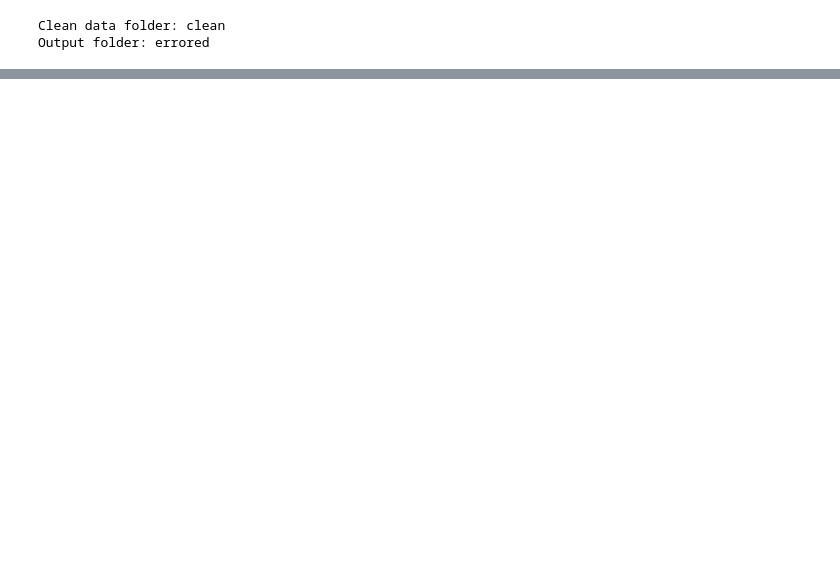
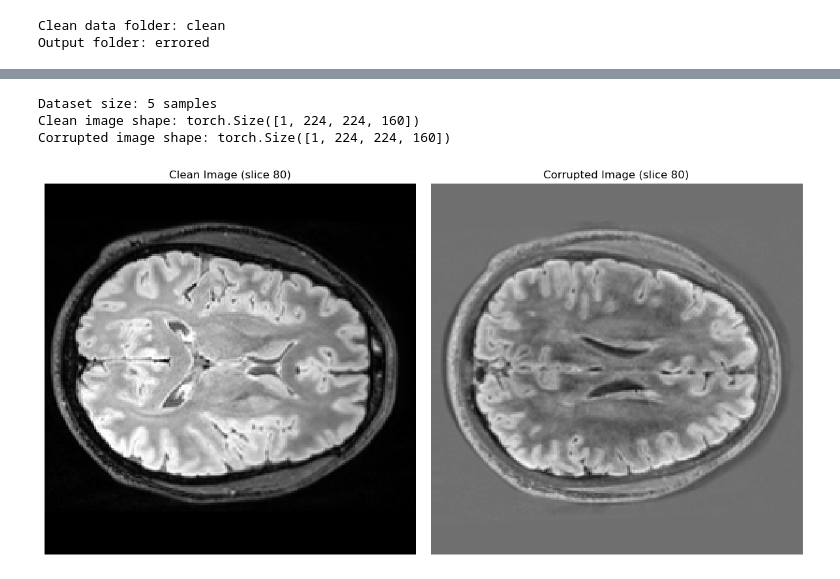
Before and after one commit to snehil03july/py-SimPace, a Jupyter notebook: examples/ml_integration_tutorial.ipynb, the cells around one changed output, grey strips where cells are left out. Saved outputs shown, nothing was run; the diff lists cells and outputs as text; code cells hidden in the pictures; blank space fills up the shorter version.

```diff
--- a/examples/ml_integration_tutorial.ipynb
+++ b/examples/ml_integration_tutorial.ipynb
@@ -75,0 +94,56 @@ TypeError: simulate_structural_motion() got an unexpected keyword argument 'appl
+# %%
+# Load Data
+dataset = MRIPairedDataset(os.path.join(output_dir, "pairs.csv"))
+
+print(f"Dataset size: {len(dataset)} samples")
+
+# Load first sample
+clean_img, corrupted_img = dataset[0]
+print("Clean image shape:", clean_img.shape)
+print("Corrupted image shape:", corrupted_img.shape)
+# %% [output]
+Dataset size: 5 samples
+Clean image shape: torch.Size([1, 224, 224, 160])
+Corrupted image shape: torch.Size([1, 224, 224, 160])
+# %%
+# Add this at the top of your notebook cell to avoid MKL crash
+import os
+os.environ["KMP_DUPLICATE_LIB_OK"] = "True"
+
+# Standard imports
+import numpy as np
+import torch
+import matplotlib.pyplot as plt
+import gc
+
+# Optional: clear unused memory if you ran large models before
+gc.collect()
+
+# Assuming clean_img and corrupted_img are already loaded as PyTorch tensors
+# Safe conversion to numpy for plotting
+clean_np = clean_img.squeeze().cpu().numpy().astype(np.float32)
+corrupted_np = corrupted_img.squeeze().cpu().numpy().astype(np.float32)
+
+# Select central slice
+slice_idx = clean_np.shape[-1] // 2
+
+# Create figure
+plt.figure(figsize=(12, 6))
+
+# Plot clean image
+plt.subplot(1, 2, 1)
+plt.imshow(clean_np[:, :, slice_idx], cmap='gray', interpolation='nearest')
+plt.title(f"Clean Image (slice {slice_idx})")
+plt.axis('off')
+
+# Plot corrupted image
+plt.subplot(1, 2, 2)
+plt.imshow(corrupted_np[:, :, slice_idx], cmap='gray', interpolation='nearest')
+plt.title(f"Corrupted Image (slice {slice_idx})")
+plt.axis('off')
+
+# Final layout + show
+plt.tight_layout()
+plt.show()
+# %% [output]
+[figure, added]
```
Also changed, not shown: parts of 6 cells of this notebook, 8 other files.
